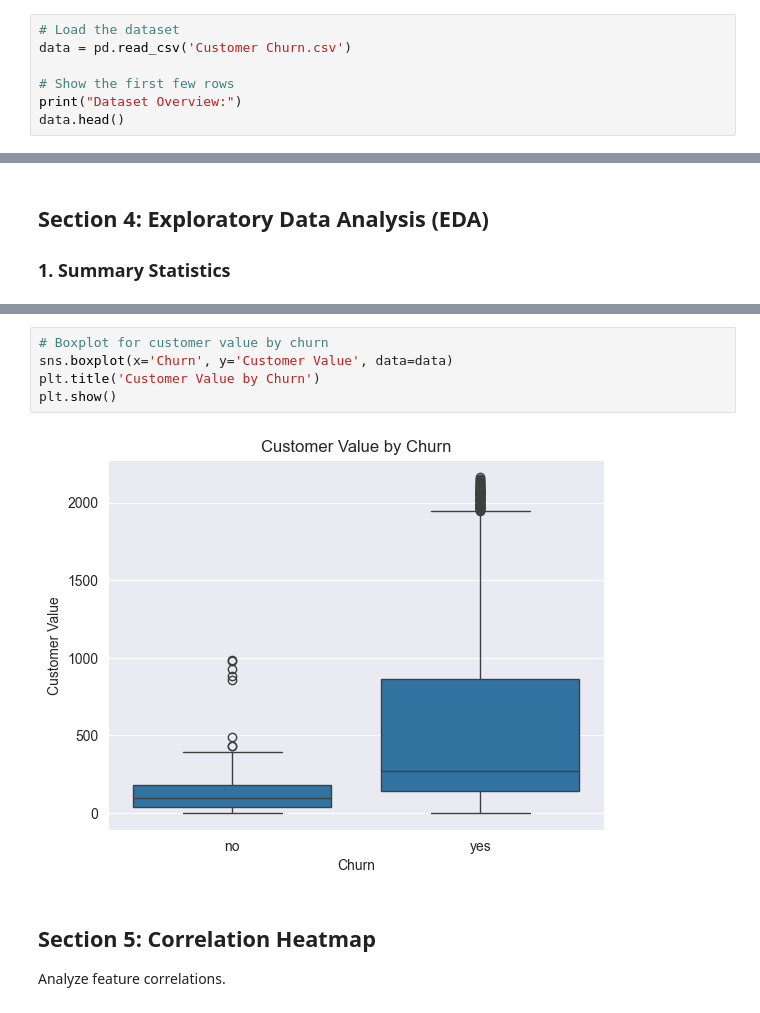
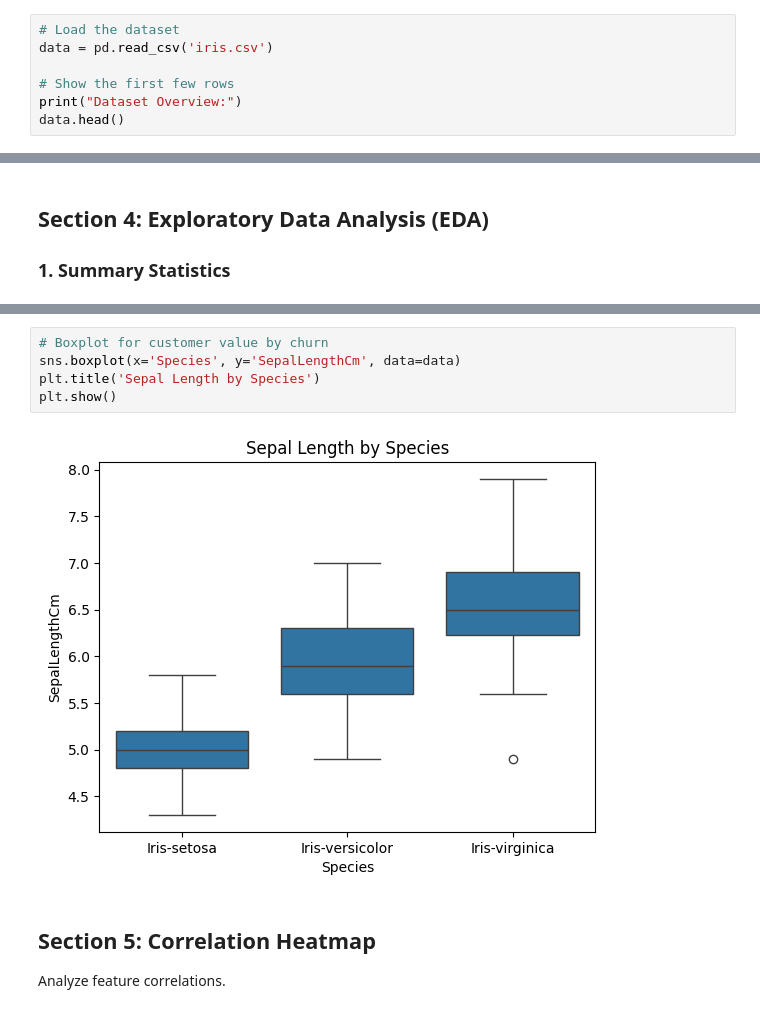
Before and after one commit to Rasheed-Al-Qobbaj/Machine-Learning-Tutorial, a Jupyter notebook: tutorial.ipynb, the cells around one changed output, grey strips where cells are left out. Drawn from its saved outputs; the diff is of its cells as text.

```diff
--- a/tutorial.ipynb
+++ b/tutorial.ipynb
@@ -53,7 +53,7 @@ import seaborn as sns
 We'll load the dataset and perform basic exploration.
 # %%
 # Load the dataset
-data = pd.read_csv('Customer Churn.csv')
+data = pd.read_csv('iris.csv')
 
 # Show the first few rows
 print("Dataset Overview:")
@@ -182,10 +172,10 @@ plt.show()
 # %%
 # Boxplot for customer value by churn
-sns.boxplot(x='Churn', y='Customer Value', data=data)
-plt.title('Customer Value by Churn')
+sns.boxplot(x='Species', y='SepalLengthCm', data=data)
+plt.title('Sepal Length by Species')
 plt.show()
 # %% [output]
-[figure, old version]
+[figure, new version]
 # %% [markdown]
 ## Section 5: Correlation Heatmap
 Analyze feature correlations.
```
Also changed, not shown: parts of 12 cells of this notebook, 2 other files.
